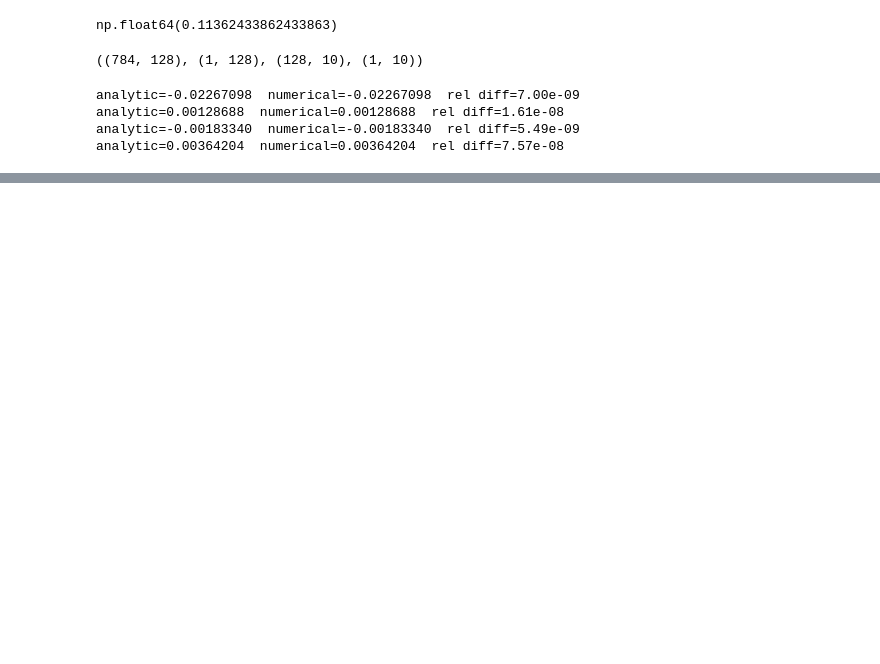
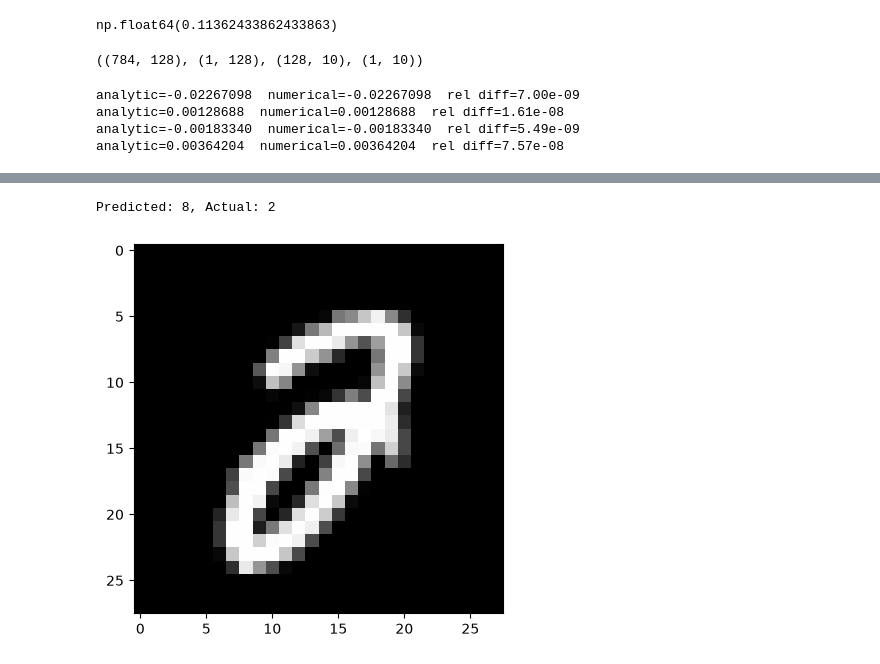
Before and after one commit to AKengg1/Digit_predictor, a Jupyter notebook: model/exploration.ipynb, the cells around one changed output, grey strips where cells are left out. Drawn from its saved outputs; the diff is of its cells as text; code cells hidden in the pictures; blank space fills up the shorter version.

```diff
--- a/model/exploration.ipynb
+++ b/model/exploration.ipynb
@@ -139,0 +219,8 @@ analytic=0.00364204  numerical=0.00364204  rel diff=7.57e-08
+# %%
+wrong=predictions!=y_test
+check=np.where(wrong)[0]
+plt.imshow(np.reshape(x_test[check[1]], (28, 28)), cmap='gray')
+print(f"Predicted: {predictions[check[1]]}, Actual: {y_test[check[1]]}")
+# %% [output]
+Predicted: 8, Actual: 2
+[figure, added]
```
Also changed, not shown: parts of 14 cells of this notebook, 13 other files.
